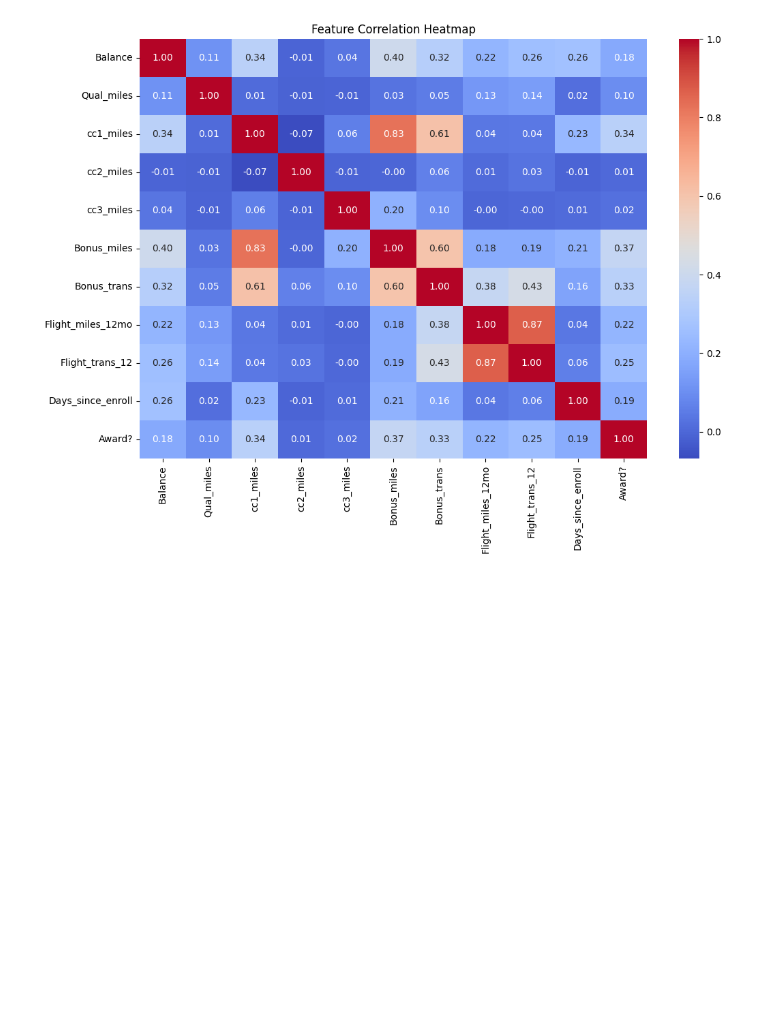
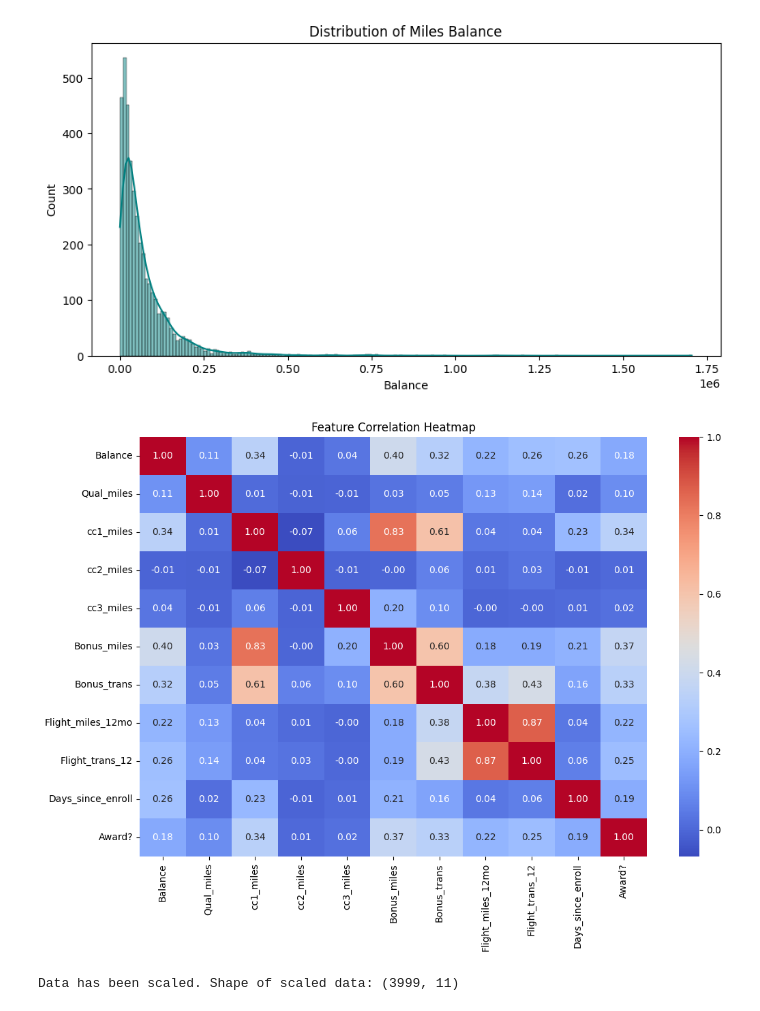
Before and after one commit to nikeshh03/ExcelR-Assignments, a Jupyter notebook: Clustering/Clustering.ipynb, the cells around one changed output. Drawn from its saved outputs; the diff is of its cells as text; code cells hidden in the pictures; blank space fills up the shorter version.

```diff
--- a/Clustering/Clustering.ipynb
+++ b/Clustering/Clustering.ipynb
@@ -7,3 +7,12 @@ from sklearn.preprocessing import StandardScaler
 from sklearn.cluster import KMeans, AgglomerativeClustering, DBSCAN
 from sklearn.metrics import silhouette_score
 import scipy.cluster.hierarchy as sch
+import warnings
+
+# Settings
+warnings.filterwarnings('ignore')
+pd.options.mode.chained_assignment = None
+%matplotlib inline
+
+# Path to your dataset
+DATA_PATH = '/content/EastWestAirlines.csv'
@@ -48,0 +19,17 @@ Award?                 0.0      1.00        1.0
+# %%
+# Load the data
+df = pd.read_csv(DATA_PATH)
+
+# Check the first few rows and column names
+print("Dataset Shape:", df.shape)
+display(df.head())
+
+# Drop the 'ID#' column as it's just an identifier, not a feature
+if 'ID#' in df.columns:
+    df_clean = df.drop(['ID#'], axis=1)
+    print("\n'ID#' column dropped successfully.")
+else:
+    df_clean = df.copy()
+
+# Check for missing values
+print("\nMissing Values:\n", df_clean.isnull().sum())
@@ -49,9 +59,23 @@ Award?                 0.0      1.00        1.0
 # %%
+# Distribution of Miles Balance
+plt.figure(figsize=(10, 5))
+sns.histplot(df_clean['Balance'], kde=True, color='teal')
+plt.title('Distribution of Miles Balance')
+plt.show()
+
 # Correlation Heatmap
 plt.figure(figsize=(12, 8))
-sns.heatmap(df.corr(), annot=True, cmap='coolwarm', fmt=".2f")
+sns.heatmap(df_clean.corr(), annot=True, cmap='coolwarm', fmt=".2f")
 plt.title('Feature Correlation Heatmap')
 plt.show()
 # %% [output]
-[figure, old version]
+[figure, new version]
+[figure, added]
+# %%
+scaler = StandardScaler()
+df_scaled = scaler.fit_transform(df_clean)
+
+print("Data has been scaled. Shape of scaled data:", df_scaled.shape)
+# %% [output]
+Data has been scaled. Shape of scaled data: (3999, 11)
 # %%
```
Also changed, not shown: parts of 16 cells of this notebook, 31 other files.
